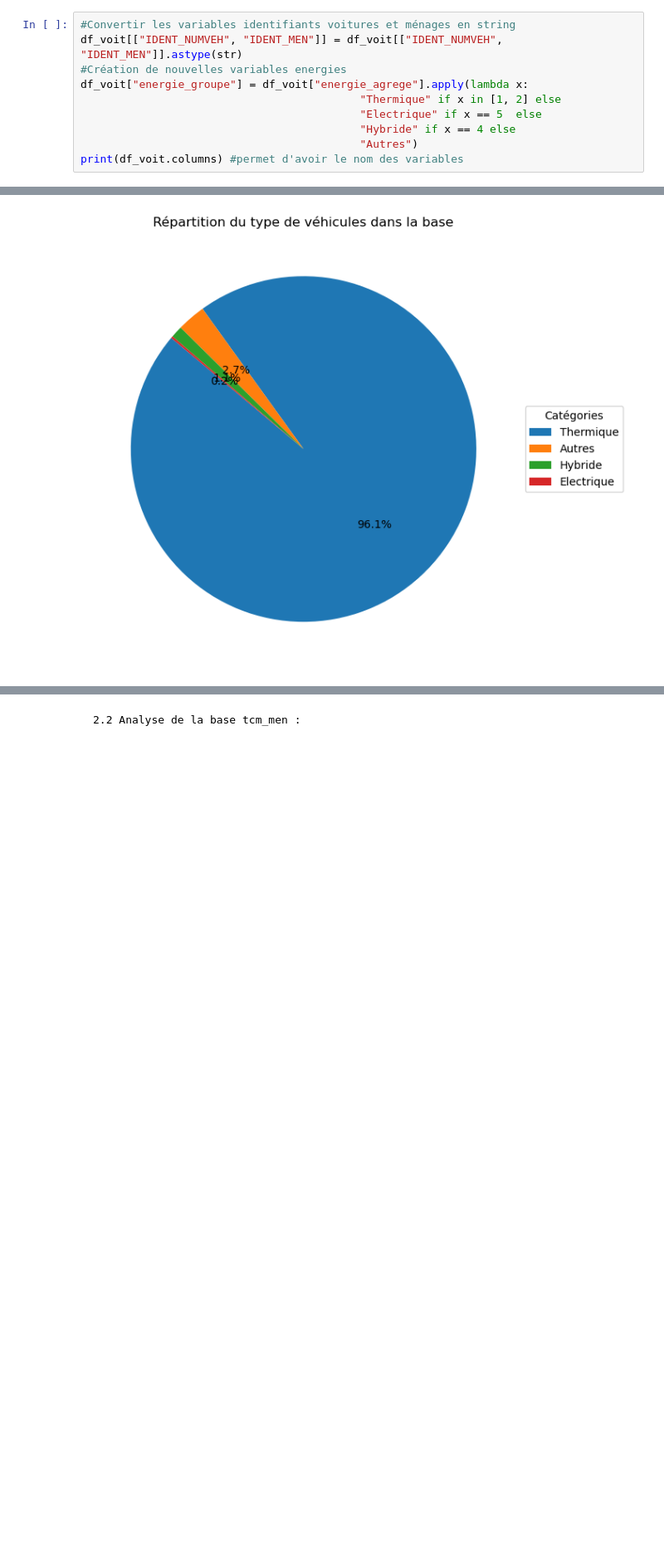
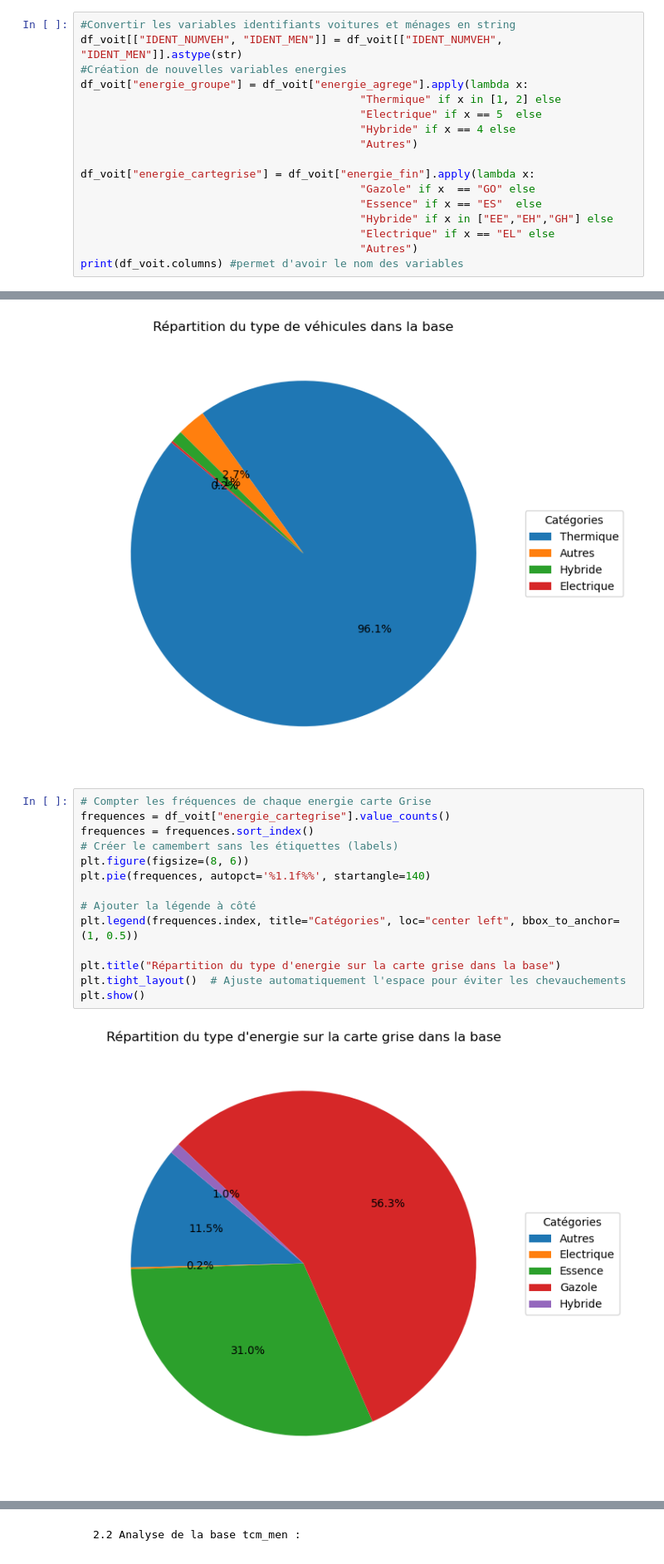
Before and after one commit to HugoMorand/Statapp, a Jupyter notebook: StatDes/StatDes.ipynb, the cells around one changed output, grey strips where cells are left out. Shown at 83% size. Drawn from its saved outputs; the diff is of its cells as text; blank space fills up the shorter version.

Commit message:
graphe2

```diff
--- a/StatDes/StatDes.ipynb
+++ b/StatDes/StatDes.ipynb
@@ -85,6 +85,13 @@ df_voit["energie_groupe"] = df_voit["energie_agrege"].apply(lambda x:
                                            "Electrique" if x == 5  else
                                            "Hybride" if x == 4 else
                                            "Autres")
+
+df_voit["energie_cartegrise"] = df_voit["energie_fin"].apply(lambda x:
+                                           "Gazole" if x  == "GO" else
+                                           "Essence" if x == "ES"  else
+                                           "Hybride" if x in ["EE","EH","GH"] else
+                                           "Electrique" if x == "EL" else
+                                           "Autres")
 print(df_voit.columns) #permet d'avoir le nom des variables
 # %% [output]
 Index(['IDENT_NUMVEH', 'IDENT_MEN', 'NUM_VEH', 'pond_veh', 'KVROUL',
@@ -138,3 +145,19 @@ plt.tight_layout()  # Ajuste automatiquement l'espace pour éviter les chevauche
 plt.show()
 # %% [output]
 [figure]
+# %%
+# Compter les fréquences de chaque energie carte Grise
+frequences = df_voit["energie_cartegrise"].value_counts()
+frequences = frequences.sort_index()
+# Créer le camembert sans les étiquettes (labels)
+plt.figure(figsize=(8, 6))
+plt.pie(frequences, autopct='%1.1f%%', startangle=140)
+
+# Ajouter la légende à côté
+plt.legend(frequences.index, title="Catégories", loc="center left", bbox_to_anchor=(1, 0.5))
+
+plt.title("Répartition du type d'energie sur la carte grise dans la base")
+plt.tight_layout()  # Ajuste automatiquement l'espace pour éviter les chevauchements
+plt.show()
+# %% [output]
+[figure, added]
```
Also changed, not shown: parts of 3 cells of this notebook.
